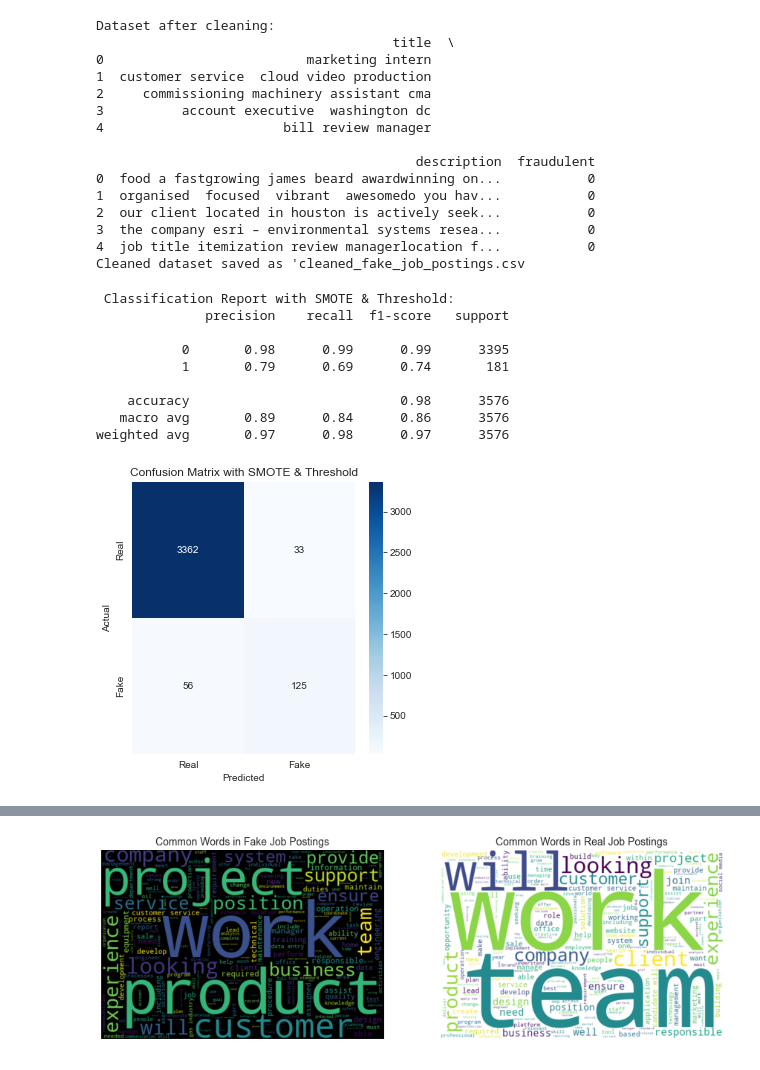
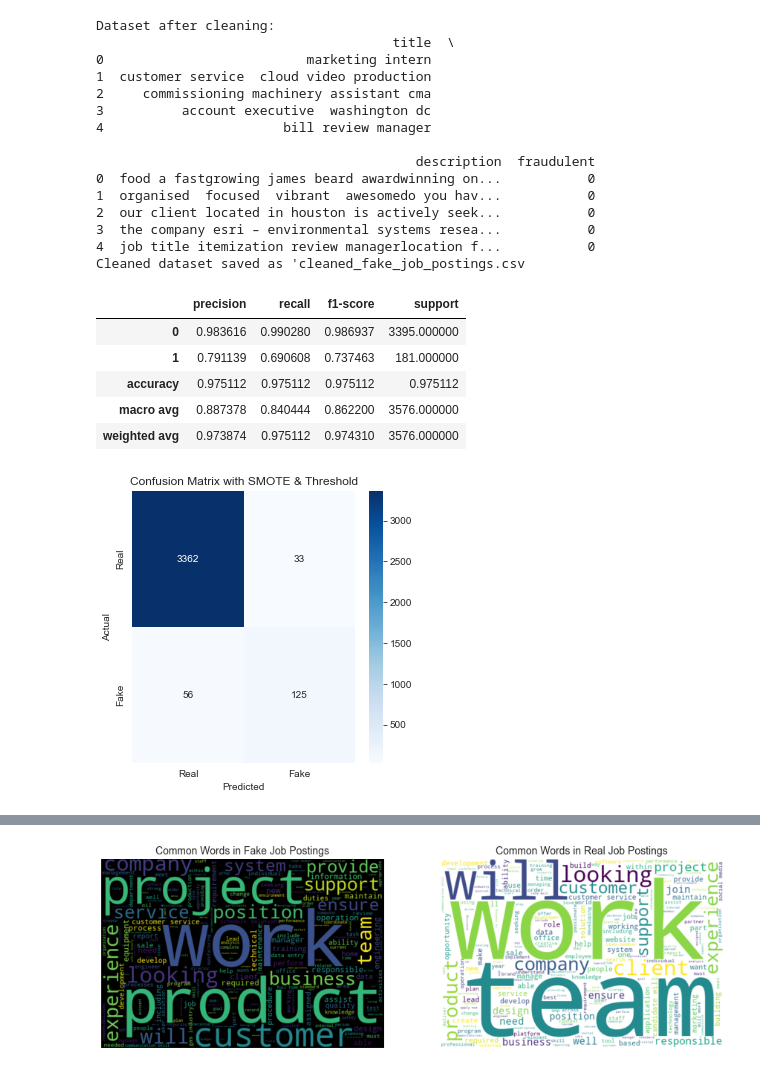
Before and after one commit to Xerxes002/C964, a Jupyter notebook: Project.ipynb, the cells around one changed output, grey strips where cells are left out. Saved outputs shown, nothing was run; the diff lists cells and outputs as text; code cells hidden in the pictures.

Commit message:
Replaced print statements with display

```diff
--- a/Project.ipynb
+++ b/Project.ipynb
@@ -64,6 +63,7 @@ from sklearn.model_selection import train_test_split
 from sklearn.feature_extraction.text import TfidfVectorizer
 from sklearn.linear_model import LogisticRegression
 from sklearn.metrics import accuracy_score, confusion_matrix, classification_report
+from IPython.display import display
 
 #Load the Cleaned Dataset
 df = pd.read_csv("cleaned_fake_job_postings.csv")
@@ -84,44 +84,41 @@ y = df["fraudulent"]
 
 #Split Data into Training and Test Sets
 X_train, X_test, y_train, y_test = train_test_split(X, y, test_size=0.2, random_state=42)
 
 
 #Apply SMOTE
 smote = SMOTE(sampling_strategy=0.5, random_state=42)
 X_train_balanced, y_train_balanced = smote.fit_resample(X_train, y_train)
 
 #Train Logistic Regression
 model = LogisticRegression(max_iter=2000, solver="lbfgs")  # Updated for better convergence
 model.fit(X_train_balanced, y_train_balanced)
 
 #Get Probability Predictions
 y_pred_probs = model.predict_proba(X_test)[:, 1]
 
 #Apply the best threshold (0.55)
 best_threshold = 0.55
 y_pred_final = (y_pred_probs >= best_threshold).astype(int)
 
 #Print Classification Report
-print("\n Classification Report with SMOTE & Threshold:")
-print(classification_report(y_test, y_pred_final))
+report = classification_report(y_test, y_pred_final, output_dict=True)
+display(pd.DataFrame(report).transpose())
 
 #Plot Confusion Matrix
 plt.figure(figsize=(5, 5))
 sns.heatmap(confusion_matrix(y_test, y_pred_final), annot=True, fmt="d", cmap="Blues", xticklabels=["Real", "Fake"], yticklabels=["Real", "Fake"])
 plt.xlabel("Predicted")
 plt.ylabel("Actual")
 plt.title("Confusion Matrix with SMOTE & Threshold")
 plt.show()
 # %% [output]
- Classification Report with SMOTE & Threshold:
-              precision    recall  f1-score   support
-
-           0       0.98      0.99      0.99      3395
-           1       0.79      0.69      0.74       181
-
-    accuracy                           0.98      3576
-   macro avg       0.89      0.84      0.86      3576
-weighted avg       0.97      0.98      0.97      3576
+|  | precision | recall | f1-score | support |
+| 0 | 0.983616 | 0.990280 | 0.986937 | 3395.000000 |
+| 1 | 0.791139 | 0.690608 | 0.737463 | 181.000000 |
+| accuracy | 0.975112 | 0.975112 | 0.975112 | 0.975112 |
+| macro avg | 0.887378 | 0.840444 | 0.862200 | 3576.000000 |
+| weighted avg | 0.973874 | 0.975112 | 0.974310 | 3576.000000 |
 [figure]
 # %%
 #User Interface
```
Also changed, not shown: parts of 2 cells of this notebook.
